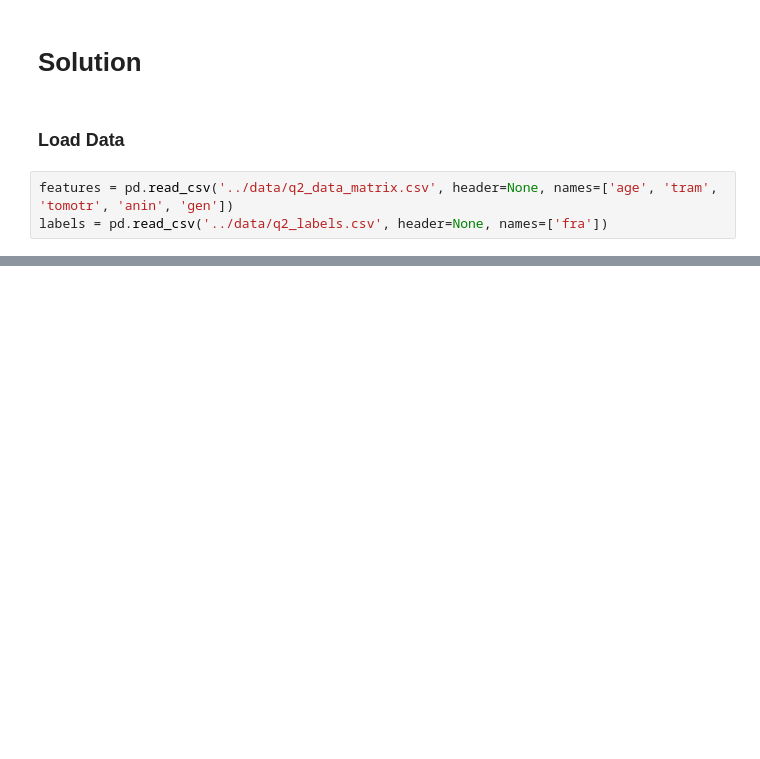
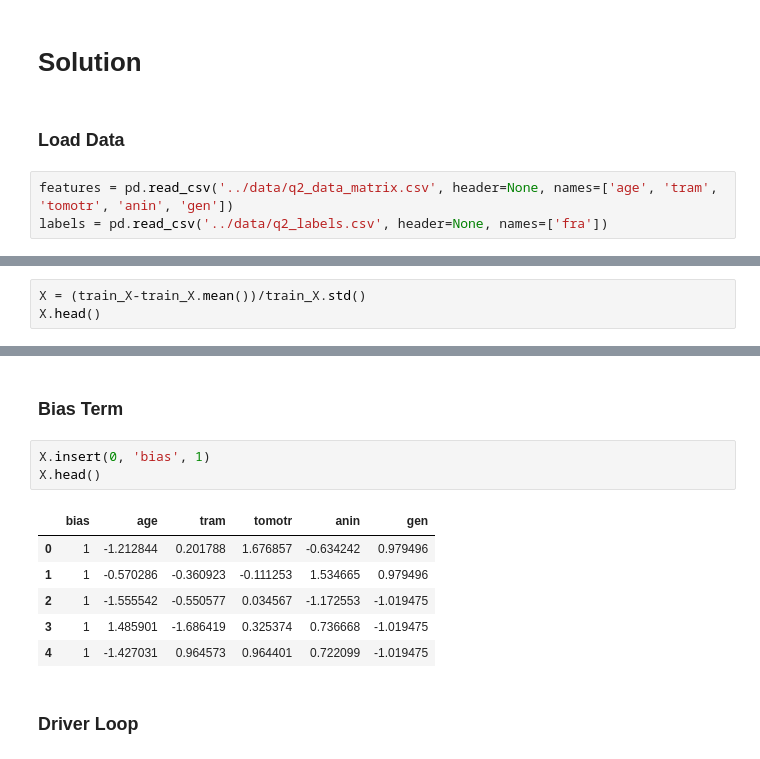
Before and after one commit to abinthomasonline/CH5019, a Jupyter notebook: notebook/Term Project.ipynb, the cells around one changed output, grey strips where cells are left out. Drawn from its saved outputs; the diff is of its cells as text; blank space fills up the shorter version.

```diff
--- a/notebook/Term Project.ipynb
+++ b/notebook/Term Project.ipynb
@@ -308,0 +397,3 @@ labels = pd.read_csv('../data/q2_labels.csv', header=None, names=['fra'])
+# %%
+X = (train_X-train_X.mean())/train_X.std()
+X.head()
@@ -308,0 +407,14 @@ labels = pd.read_csv('../data/q2_labels.csv', header=None, names=['fra'])
+# %% [markdown]
+### Bias Term
+# %%
+X.insert(0, 'bias', 1)
+X.head()
+# %% [output]
+|  | bias | age | tram | tomotr | anin | gen |
+| 0 | 1 | -1.212844 | 0.201788 | 1.676857 | -0.634242 | 0.979496 |
+| 1 | 1 | -0.570286 | -0.360923 | -0.111253 | 1.534665 | 0.979496 |
+| 2 | 1 | -1.555542 | -0.550577 | 0.034567 | -1.172553 | -1.019475 |
+| 3 | 1 | 1.485901 | -1.686419 | 0.325374 | 0.736668 | -1.019475 |
+| 4 | 1 | -1.427031 | 0.964573 | 0.964401 | 0.722099 | -1.019475 |
+# %% [markdown]
+### Driver Loop
```
Also changed, not shown: parts of 54 cells of this notebook.
